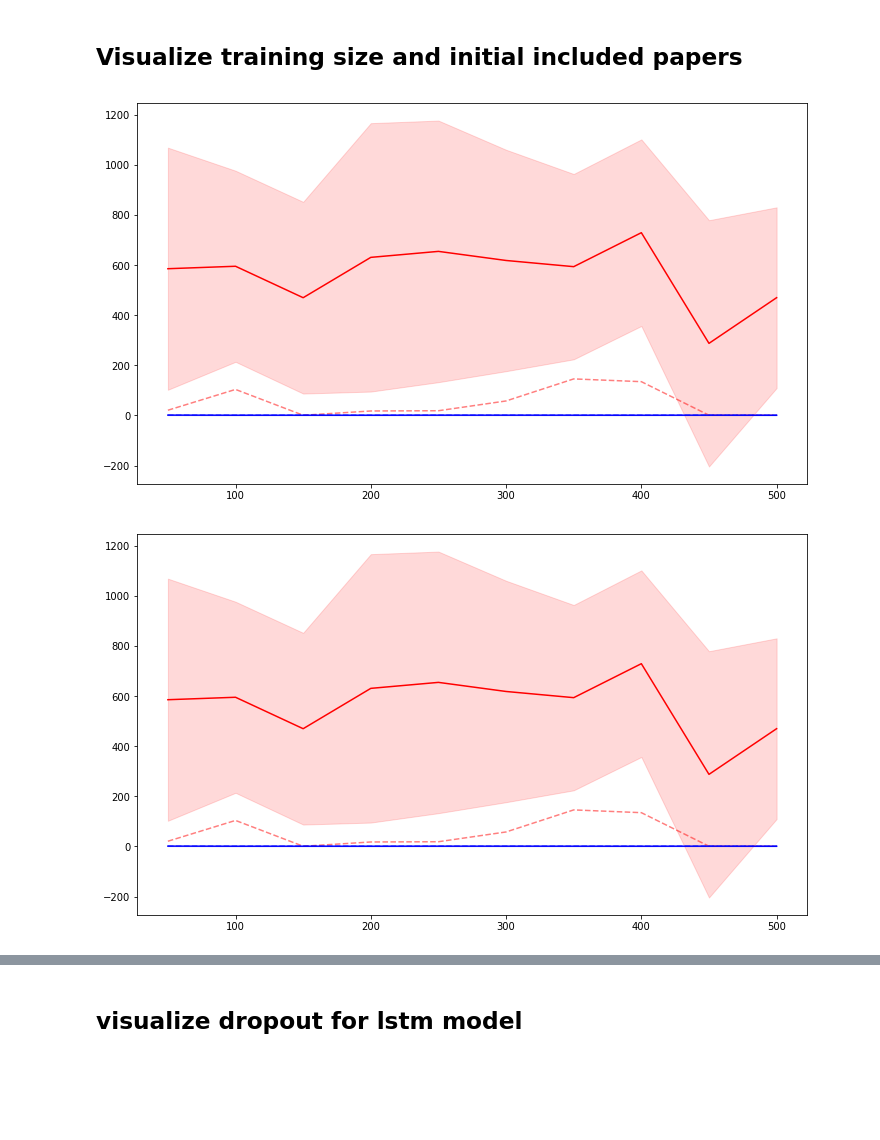
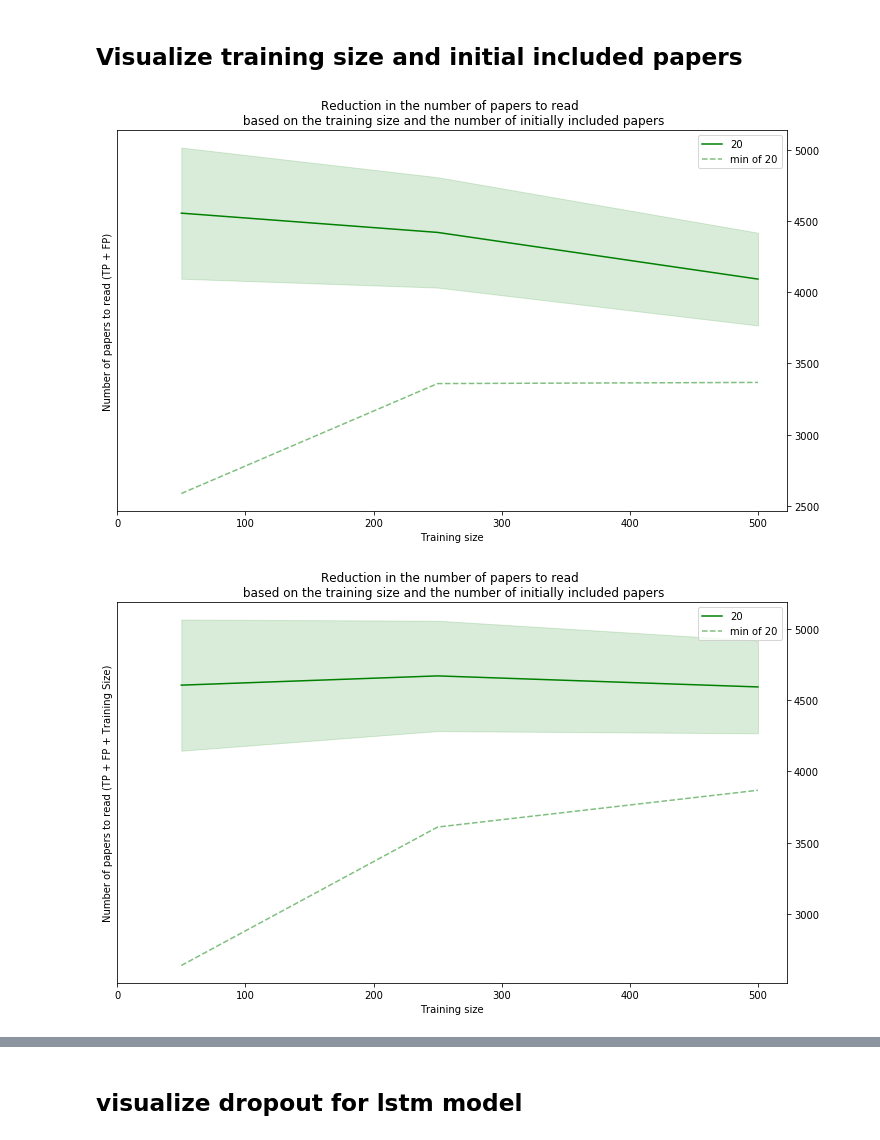
Before and after one commit to swallow0001/systematic-reviews, a Jupyter notebook: hpc/aggregation_passive.ipynb, the cells around one changed output, grey strips where cells are left out. Saved outputs shown, nothing was run; the diff lists cells and outputs as text; code cells hidden in the pictures; blank space fills up the shorter version.

```diff
--- a/hpc/aggregation_passive.ipynb
+++ b/hpc/aggregation_passive.ipynb
@@ -44,6 +44,6 @@ df_results.to_csv(os.path.join('..', 'output',dataset_name, 'sr_lstm_results.csv
 # %%
 # dataset_name ="BetaBlockers"
-df_results = pd.read_csv(os.path.join('..', 'output',dataset_name, 'sr_lstm_results.csv'), index_col='T')
+df_results = pd.read_csv(os.path.join('..', 'output','passive',dataset_name, 'sr_lstm_results.csv'), index_col='T')
 
 df_results['recall'] = df_results['tp']/(df_results['tp']+df_results['fn'])
 df_results['fp_rate'] = df_results['fp']/(df_results['fp']+df_results['fn'])
@@ -61,10 +61,3 @@ df_results['to_read_rate'] = df_results['to_read_number']/(df_results['fp']+df_r
 # else:
 #     df_results['to_read_rate'] = (df_results['fp']+df_results['tp'])/(df_results['fp']+df_results['fn']+df_results['tp']+df_results['tn'])
 #     df_results['to_read_number'] = (df_results['fp']+df_results['tp'])
-
-
-# temp fix
-if dataset_name == 'ptsd':
-    param_grid_df = pd.read_csv(os.path.join('..', 'output',dataset_name, 'ptsd_params.csv'), index_col='T')
-
-    df_results = df_results.join(param_grid_df[['dropout']]).sort_index()
@@ -95,40 +101,41 @@ for r in ['to_read_number', 'to_read_plus_train_number', 'to_read_rate', 'to_rea
     col_dict = {10: 'r', 15: 'b', 20:'g'}
 #     print(m)
 #     print(st)
-    for s in [10, 15, 20]:
+    for s in [20]:
+        #10, 15,
 
         ax.plot(m.index, m[s], col_dict[s], label=s)
         ax.fill_between(m.index, m[s] - st[s], m[s] + st[s], color=col_dict[s], alpha=0.15)
         ax.plot(m.index, min_[s], "{}--".format(col_dict[s]), alpha=0.5, label="min of {}".format(s))
 
 
     ax.set_xlabel("Training size")
     if r == 'to_read_number':
         ax.set_ylabel("Number of papers to read (TP + FP)")
         ax.set_title("Reduction in the number of papers to read \n based on the training size and the number of initially included papers")
     elif r == 'to_read_plus_train_rate':
         ax.set_ylabel("Number of papers to read (TP + FP + Training Size)")
         ax.set_ylim([0,1])
         ax.set_title("Reduction in the ratio of papers to read \n based on the training size and the number of initially included papers")
     elif r == 'to_read_plus_train_number':
         ax.set_ylabel("Number of papers to read (TP + FP + Training Size)")
         ax.set_title("Reduction in the number of papers to read \n based on the training size and the number of initially included papers")
     elif r  == 'to_read_rate':
         ax.set_ylabel("Paper rate to read (TP + FP)")
         ax.set_ylim([0,1])
         ax.set_title("Reduction in the ratio of papers to read \n based on the training size and the number of initially included papers")
     else:
         raise Exception
 
     ax.set_xlim(left=0)
     ax.yaxis.tick_right()
 
     ax.legend(loc='best')
     plt.show()
 
-    if not os.path.isdir(os.path.join('..', 'output', 'figures', dataset_name)):
-        os.mkdir(os.path.join('..', 'output', 'figures', dataset_name))
-    fig.savefig(os.path.join('..','output', "figures", dataset_name, "perf_plot-{}_{}.png".format(r,dataset_name)))
+    if not os.path.isdir(os.path.join('..', 'output', 'passive','figures', dataset_name)):
+        os.mkdir(os.path.join('..', 'output', 'passive','figures', dataset_name))
+    fig.savefig(os.path.join('..','output','passive', "figures", dataset_name, "perf_plot-{}_{}.png".format(r,dataset_name)))
 # %% [output]
-[figure, old version]
+[figure, new version]
-[figure, old version]
+[figure, new version]
```
Also changed, not shown: parts of 5 cells of this notebook, 1 other file.
